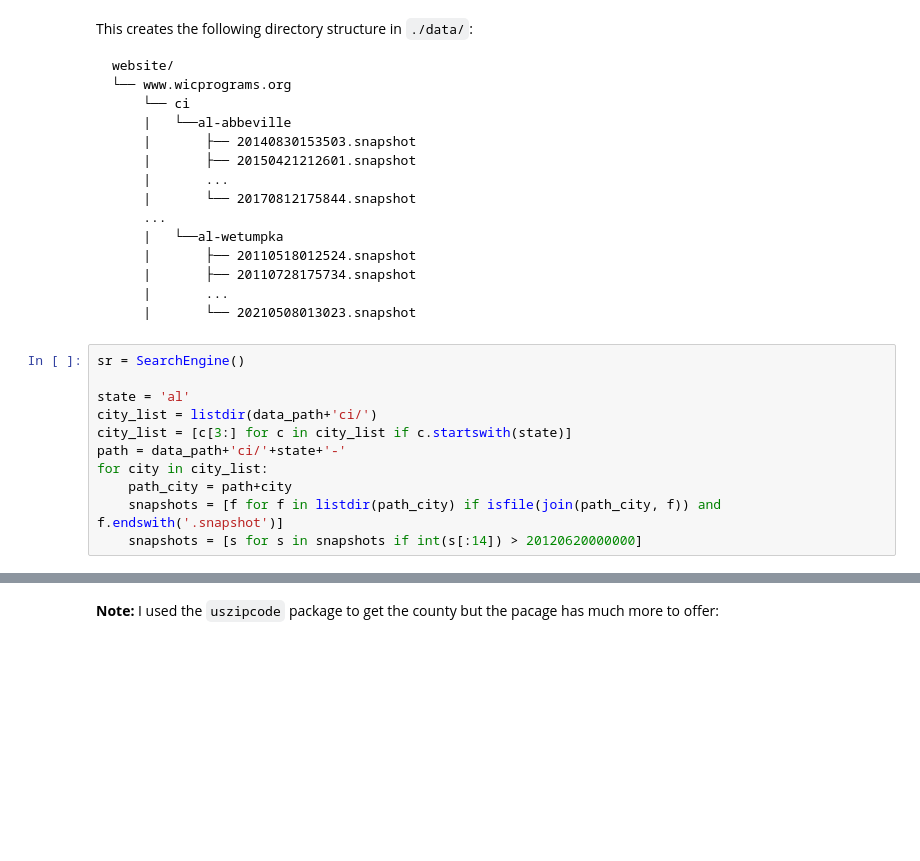
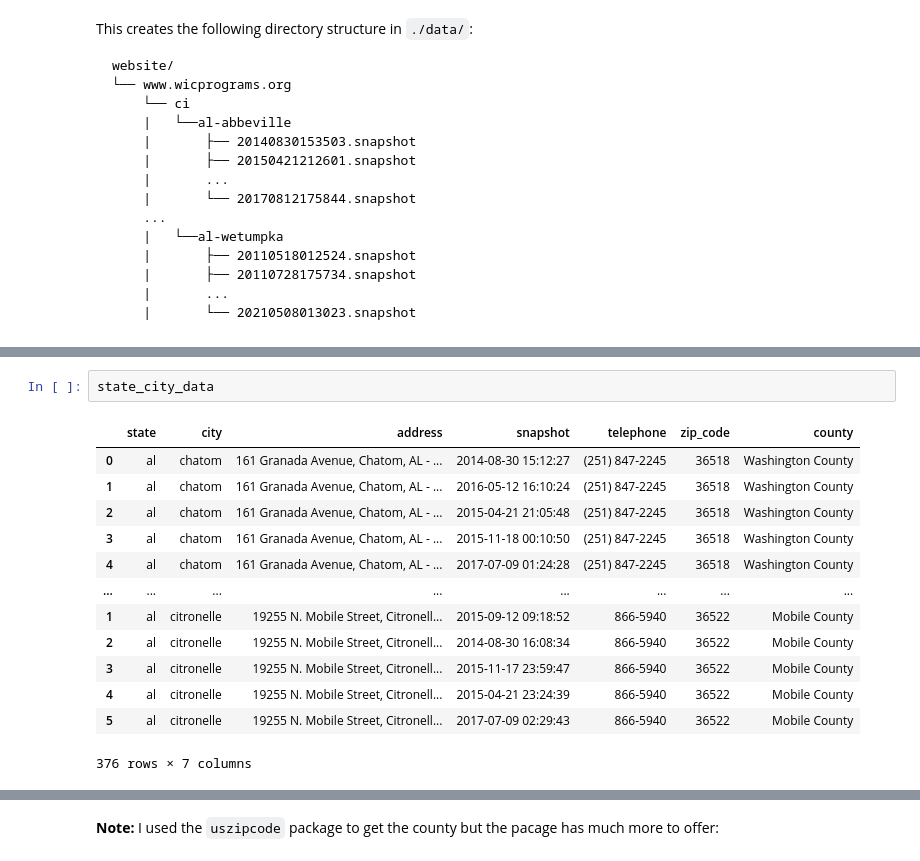
Before and after one commit to mitchv34/cdc_project, a Jupyter notebook: WIC Clinic Location Centralized/test.ipynb, the cells around one changed output, grey strips where cells are left out. Saved outputs shown, nothing was run; the diff lists cells and outputs as text; blank space fills up the shorter version.

````diff
--- a/WIC Clinic Location Centralized/test.ipynb
+++ b/WIC Clinic Location Centralized/test.ipynb
@@ -205,15 +205,4 @@ website/
     |       ...
     |       └── 20210508013023.snapshot
 ```
-# %%
-sr = SearchEngine()
-
-state = 'al'
-city_list = listdir(data_path+'ci/')
-city_list = [c[3:] for c in city_list if c.startswith(state)]
-path = data_path+'ci/'+state+'-'
-for city in city_list:
-    path_city = path+city
-    snapshots = [f for f in listdir(path_city) if isfile(join(path_city, f)) and f.endswith('.snapshot')]
-    snapshots = [s for s in snapshots if int(s[:14]) > 20120620000000]
 # %%
@@ -252,0 +264,16 @@ pd.DataFrame(city_data)
+# %%
+state_city_data
+# %% [output]
+|  | state | city | address | snapshot | telephone | zip_code | county |
+| 0 | al | chatom | 161 Granada Avenue, Chatom, AL - ... | 2014-08-30 15:12:27 | (251) 847-2245 | 36518 | Washington County |
+| 1 | al | chatom | 161 Granada Avenue, Chatom, AL - ... | 2016-05-12 16:10:24 | (251) 847-2245 | 36518 | Washington County |
+| 2 | al | chatom | 161 Granada Avenue, Chatom, AL - ... | 2015-04-21 21:05:48 | (251) 847-2245 | 36518 | Washington County |
+| 3 | al | chatom | 161 Granada Avenue, Chatom, AL - ... | 2015-11-18 00:10:50 | (251) 847-2245 | 36518 | Washington County |
+| 4 | al | chatom | 161 Granada Avenue, Chatom, AL - ... | 2017-07-09 01:24:28 | (251) 847-2245 | 36518 | Washington County |
+| ... | ... | ... | ... | ... | ... | ... | ... |
+| 1 | al | citronelle | 19255 N. Mobile Street, Citronell... | 2015-09-12 09:18:52 | 866-5940 | 36522 | Mobile County |
+| 2 | al | citronelle | 19255 N. Mobile Street, Citronell... | 2014-08-30 16:08:34 | 866-5940 | 36522 | Mobile County |
+| 3 | al | citronelle | 19255 N. Mobile Street, Citronell... | 2015-11-17 23:59:47 | 866-5940 | 36522 | Mobile County |
+| 4 | al | citronelle | 19255 N. Mobile Street, Citronell... | 2015-04-21 23:24:39 | 866-5940 | 36522 | Mobile County |
+| 5 | al | citronelle | 19255 N. Mobile Street, Citronell... | 2017-07-09 02:29:43 | 866-5940 | 36522 | Mobile County |
+376 rows × 7 columns
````
Also changed, not shown: parts of 6 cells of this notebook, 5 other files.
